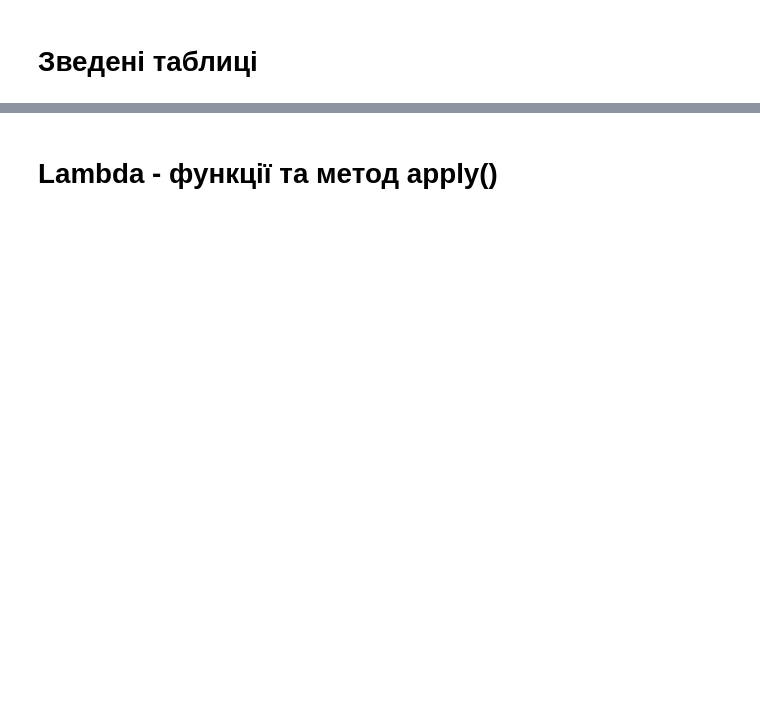
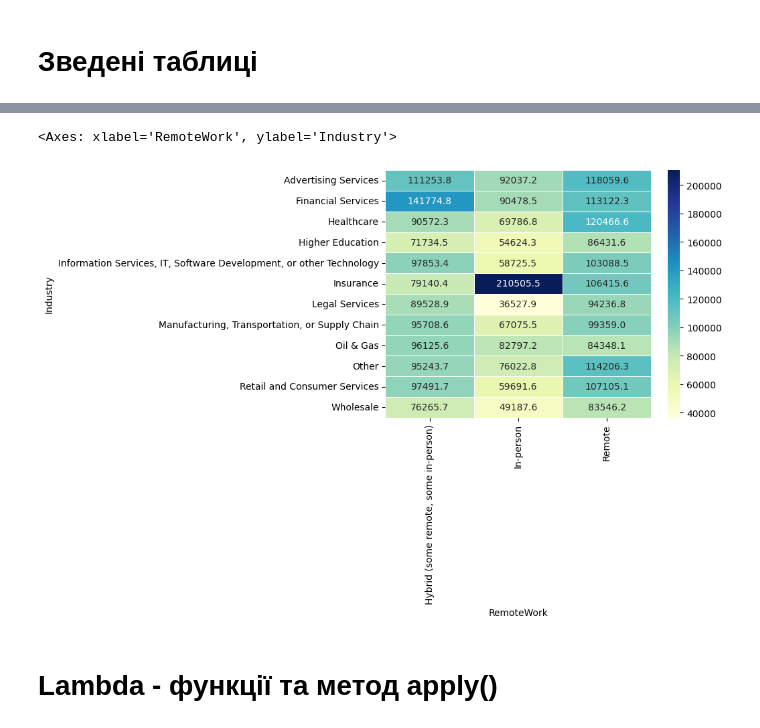
Before and after one commit to marynalysenko/goit_da_6, a Jupyter notebook: module_4_python/lesson_6_live_demo.ipynb, the cells around one changed output, grey strips where cells are left out. Saved outputs shown, nothing was run; the diff lists cells and outputs as text; code cells hidden in the pictures; blank space fills up the shorter version.

```diff
--- a/module_4_python/lesson_6_live_demo.ipynb
+++ b/module_4_python/lesson_6_live_demo.ipynb
@@ -254,0 +719,4 @@ table.head(5)
+# %%
+dfp = df.pivot_table(
+    index="Industry", columns="RemoteWork", values="ConvertedCompYearly", aggfunc="mean"
+)
@@ -255,6 +733,9 @@ table.head(5)
 # %%
-dfp = df.pivot_table(index="Industry", columns = 'RemoteWork', values="ConvertedCompYearly", aggfunc="mean")
+
 sns.heatmap(dfp, annot=True, fmt=".1f", linewidths=0.5, cmap="YlGnBu")
+# %% [output]
+<Axes: xlabel='RemoteWork', ylabel='Industry'>
+[figure, added]
 # %% [markdown]
 # Lambda - функції та метод apply()
 # %%
```
Also changed, not shown: parts of 78 cells of this notebook, 1 other file.
